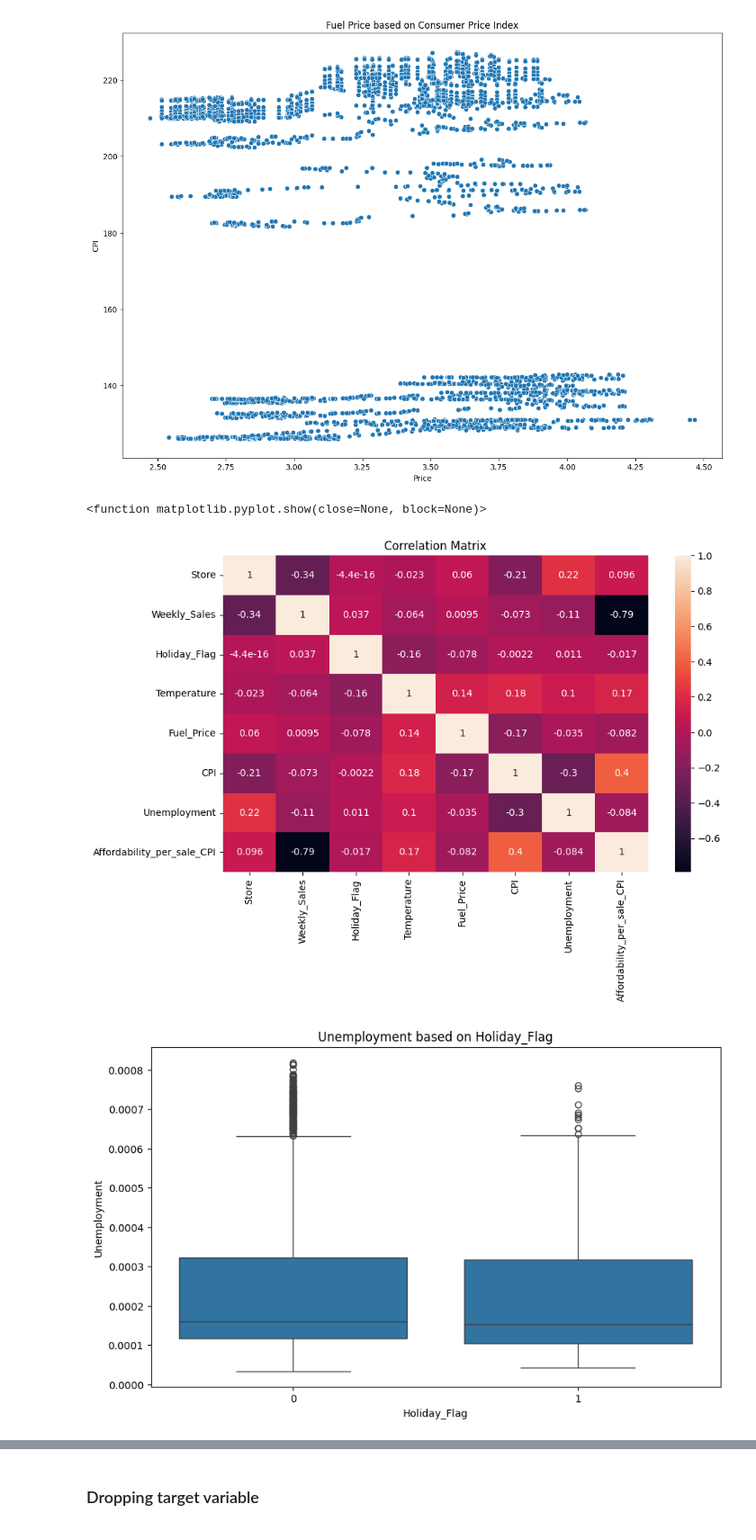
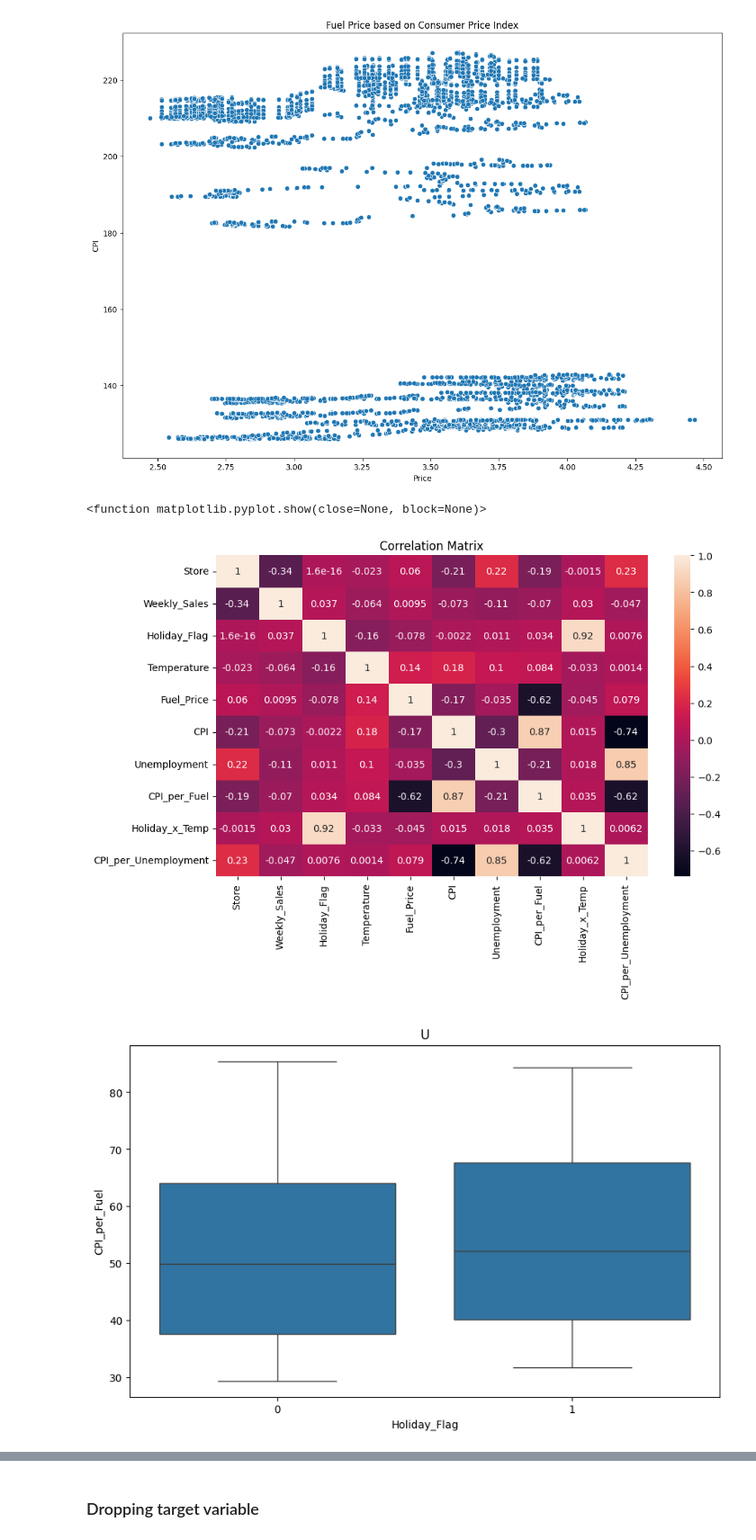
Before and after one commit to isaacadebayo/Predictive_Analytics_and_NLP, a Jupyter notebook: Sales_Prediction.ipynb, the cells around one changed output, grey strips where cells are left out. Shown at 90% size. Cells and saved outputs as stored; diff of their text form; code cells hidden in the pictures.

```diff
--- a/Sales_Prediction.ipynb
+++ b/Sales_Prediction.ipynb
@@ -11,6 +11,10 @@ drive.mount('/content/drive')
 data = pd.read_csv('/content/drive/MyDrive/Walmart.csv')
 # %% [output]
 Drive already mounted at /content/drive; to attempt to forcibly remount, call drive.mount("/content/drive", force_remount=True).
+# %%
+data['Date'] = pd.to_datetime(data['Date'], format='%d-%m-%Y')
+data = data.sort_values('Date').reset_index(drop=True)
+data['Date'] = data['Date'].dt.strftime('%d-%m-%Y')  # keep string format for downstream EDA cells
 # %%
 data.info()
 # %% [output]
@@ -58,5 +62,7 @@ dtype: int64
 # %% [markdown]
 ### Feature Engineering
 # %%
-data['Affordability_per_sale_CPI' ]= data['CPI'] / data['Weekly_Sales']
+data['CPI_per_Fuel' ]= data['CPI'] / data['Fuel_Price']
+data['Holiday_x_Temp'] = data['Holiday_Flag'] * data['Temperature']
+data['CPI_per_Unemployment' ]= data['Unemployment'] / data['CPI']
 #data['Affordability_per_unemployment' ]= data['Unemployment'] / data['Weekly_Sales']
@@ -113,16 +121,16 @@ plt.show
 #data3.info()
 # %% [output]
 <function matplotlib.pyplot.show(close=None, block=None)>
-[figure, old version]
+[figure, new version]
 # %%
 plt.figure(figsize=(10,6))
-sns.boxplot(y='Affordability_per_sale_CPI', x='Holiday_Flag', data=data)
+sns.boxplot(y='CPI_per_Fuel', x='Holiday_Flag', data=data)
 plt.xlabel('Holiday_Flag')
-plt.ylabel('Unemployment')
-plt.title('Unemployment based on Holiday_Flag')
+plt.ylabel('CPI_per_Fuel')
+plt.title('U')
 plt.show()
 # %% [output]
-[figure, old version]
+[figure, new version]
 # %%
 plt.figure(figsize=(10,6))
 sns.boxplot(y='Weekly_Sales', x='Holiday_Flag', data=data)
```
Also changed, not shown: parts of 32 cells of this notebook.
